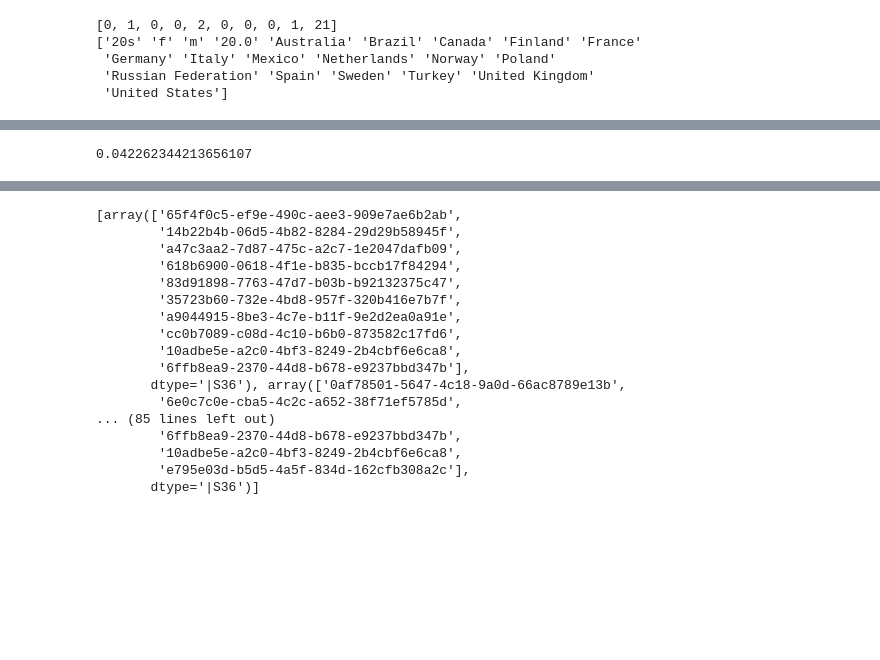
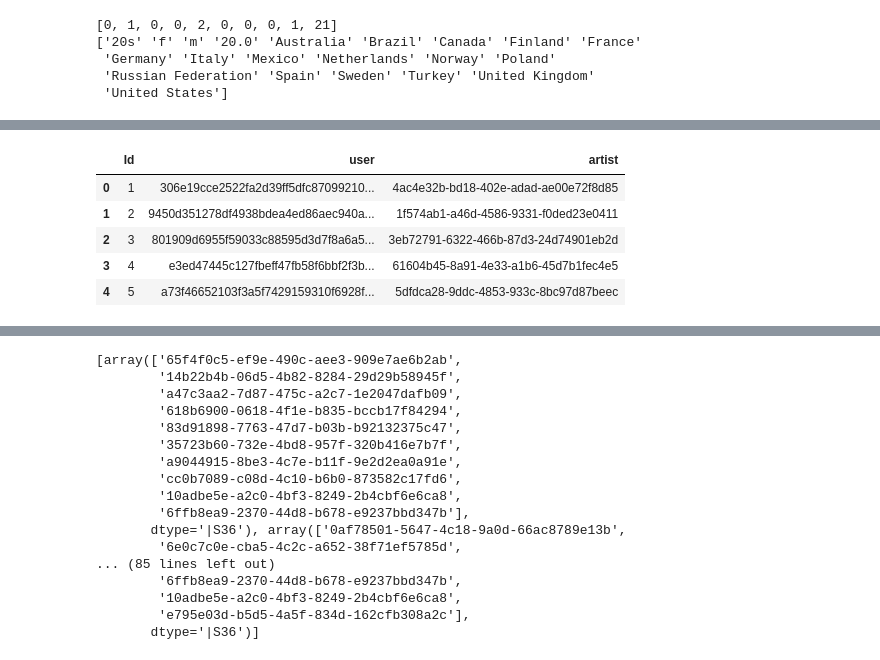
Before and after one commit to madhuvijay95/cs181-practical3, a Jupyter notebook: madhu.ipynb, the cells around one changed output, grey strips where cells are left out. Drawn from its saved outputs; the diff is of its cells as text; code cells hidden in the pictures; blank space fills up the shorter version.

```diff
--- a/madhu.ipynb
+++ b/madhu.ipynb
@@ -124,0 +165,3 @@ nmf = NMF(n_components=10, init='nndsvd', l1_ratio=1)
+# %%
+%%time
+test_df = pd.read_csv('test.csv')
@@ -133,4 +175,9 @@ NMF(alpha=0.0, beta=1, eta=0.1, init='nndsvd', l1_ratio=1, max_iter=200,
-# %%
-np.max(nmf.components_[:,364:])
-# %% [output]
-0.042262344213656107
+# %%
+test_df.head()
+# %% [output]
+|  | Id | user | artist |
+| 0 | 1 | 306e19cce2522fa2d39ff5dfc87099210... | 4ac4e32b-bd18-402e-adad-ae00e72f8d85 |
+| 1 | 2 | 9450d351278df4938bdea4ed86aec940a... | 1f574ab1-a46d-4586-9331-f0ded23e0411 |
+| 2 | 3 | 801909d6955f59033c88595d3d7f8a6a5... | 3eb72791-6322-466b-87d3-24d74901eb2d |
+| 3 | 4 | e3ed47445c127fbeff47fb58f6bbf2f3b... | 61604b45-8a91-4e33-a1b6-45d7b1fec4e5 |
+| 4 | 5 | a73f46652103f3a5f7429159310f6928f... | 5dfdca28-9ddc-4853-933c-8bc97d87beec |
```
Also changed, not shown: parts of 57 cells of this notebook.
